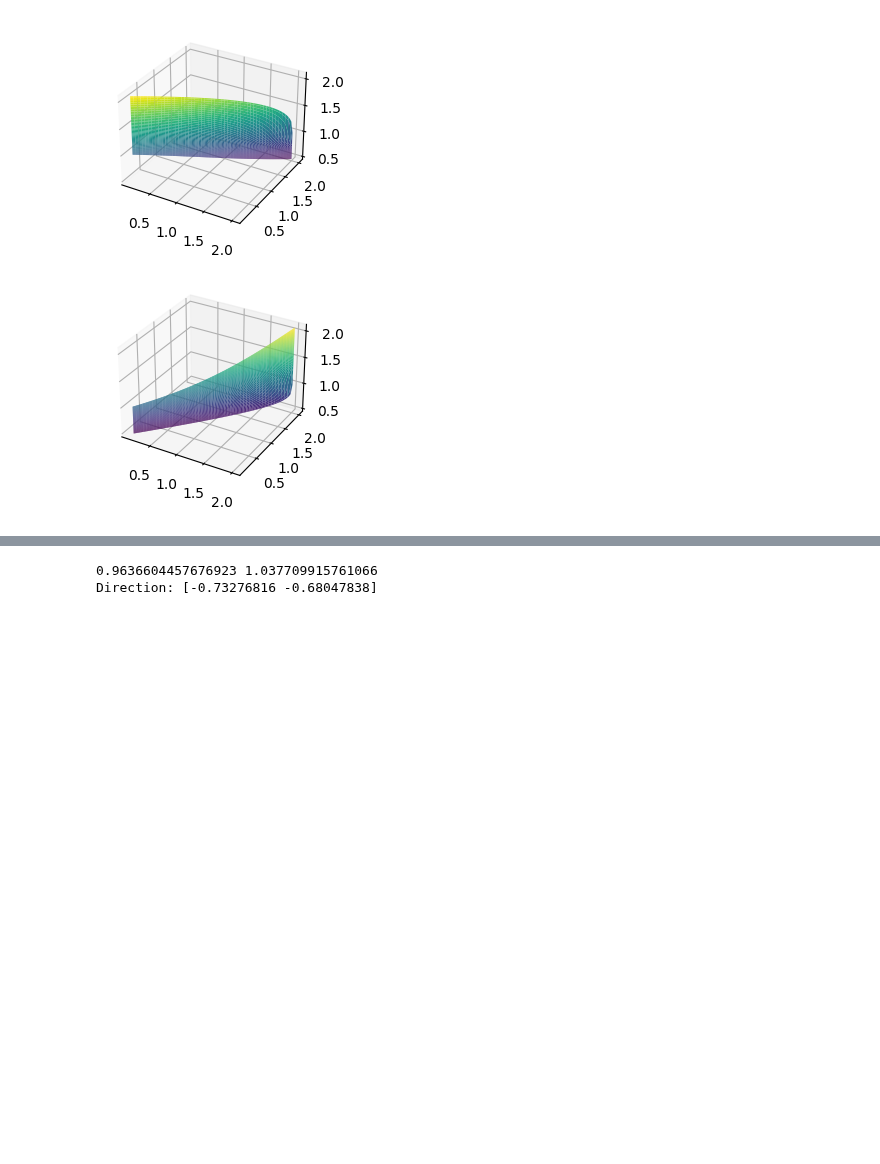
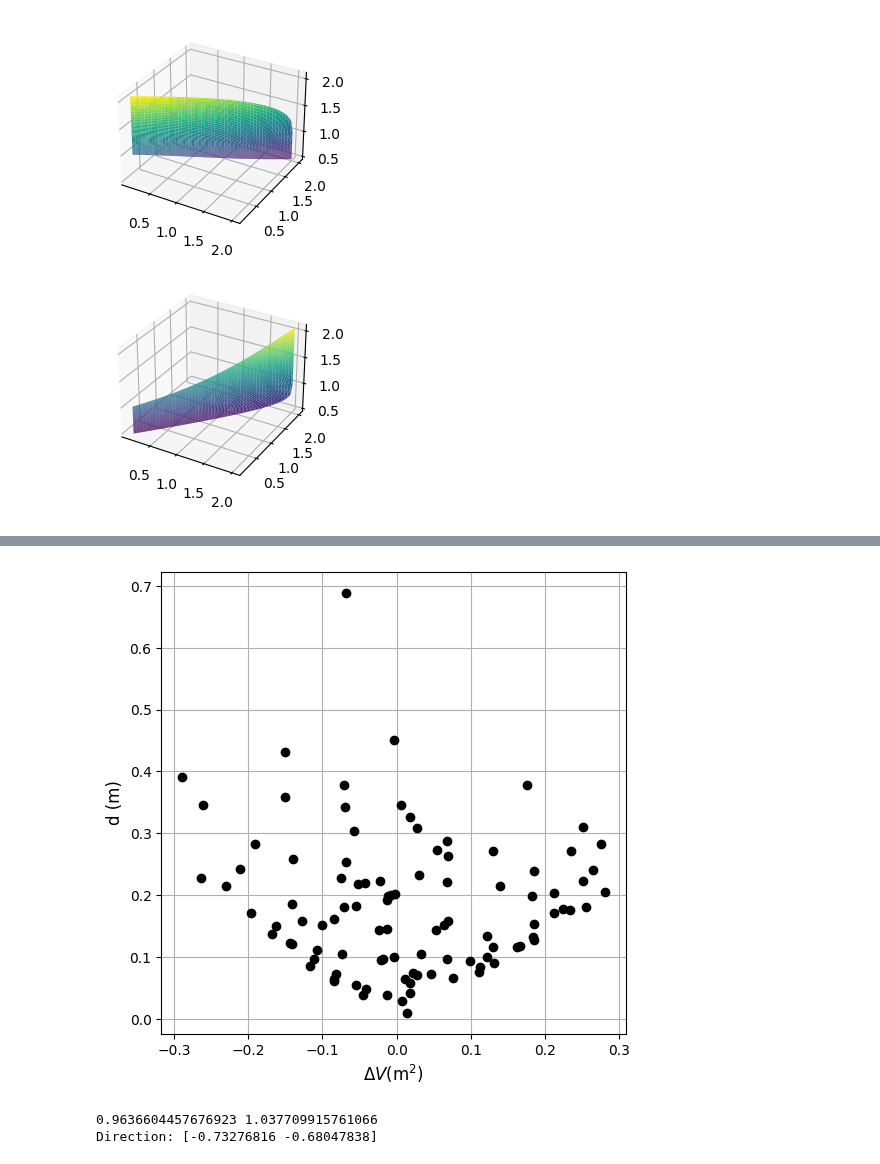
Before and after one commit to yang-si-hang/paper-2023, a Jupyter notebook: Test branch/PD/TestGradientVolume.ipynb, the cells around one changed output, grey strips where cells are left out. Cells and saved outputs as stored; diff of their text form; code cells hidden in the pictures; blank space fills up the shorter version.

```diff
--- a/Test branch/PD/TestGradientVolume.ipynb
+++ b/Test branch/PD/TestGradientVolume.ipynb
@@ -59,3 +170,26 @@ for i in range(N):
+# %%
+N = 100
+s1 = np.random.normal(1, 0.1, N)
+s2 = np.random.normal(1, 0.1, N)
+
+ss1, ss2 = np.zeros(N), np.zeros(N)
+dV = s1*s2 - 1
+
+for i in range(N):
+    ss1[i], ss2[i] = get_ss(s1[i], s2[i])
+
+d = np.linalg.norm(np.array([s1, s2]) - np.array([ss1, ss2]), axis=0)
+# %%
+fig = plt.figure(figsize=(6,6), dpi=100)
+gs = GridSpec(1, 1, figure=fig)
+
+ax_dV = fig.add_subplot(gs[0])
+ax_dV.plot(dV, d, c='k', marker='o', linestyle='None')
+ax_dV.set_xlabel('$\Delta V (\mathrm{m^2})$', fontsize=12)
+ax_dV.set_ylabel('d (m)', fontsize=12)
+ax_dV.grid('True')
+# %% [output]
+[figure, added]
 # %%
 s1, s2 = 0.6, 0.7
 ss1_init, ss2_init = get_D(s1, s2)
```
Also changed, not shown: parts of 8 cells of this notebook, 2 other files.
